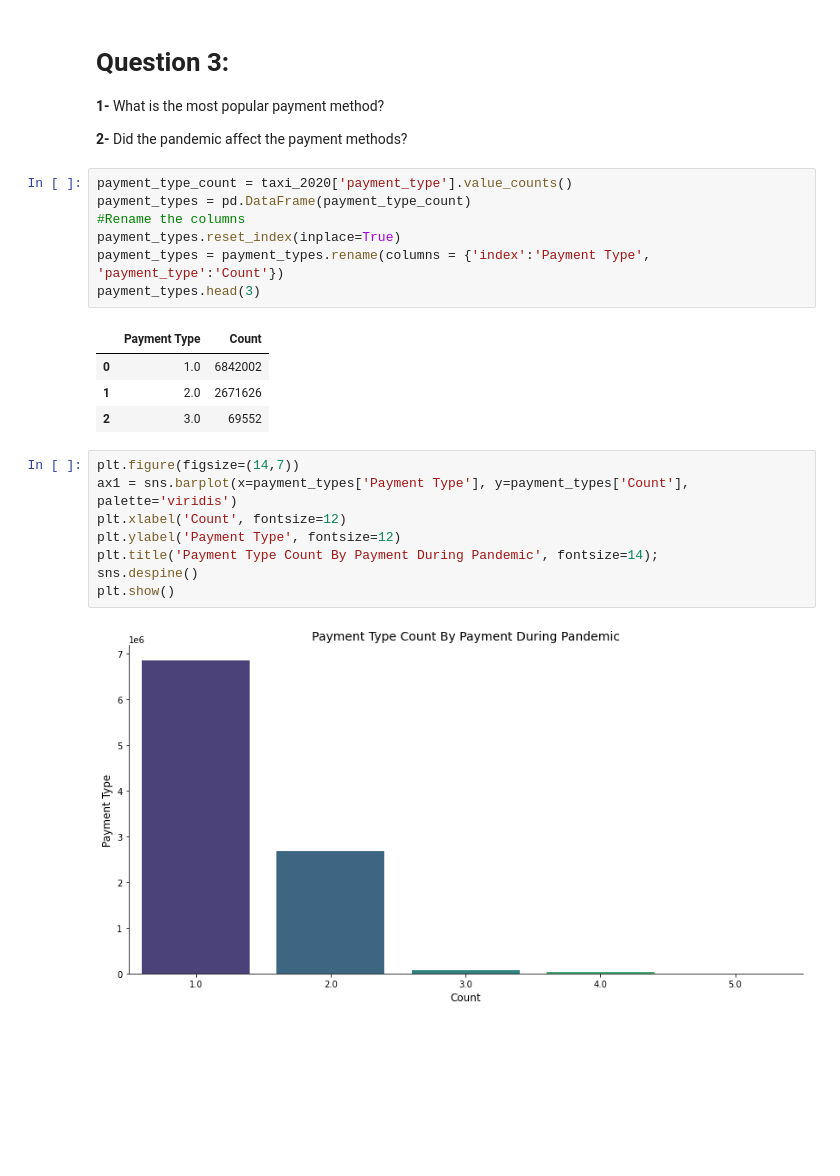
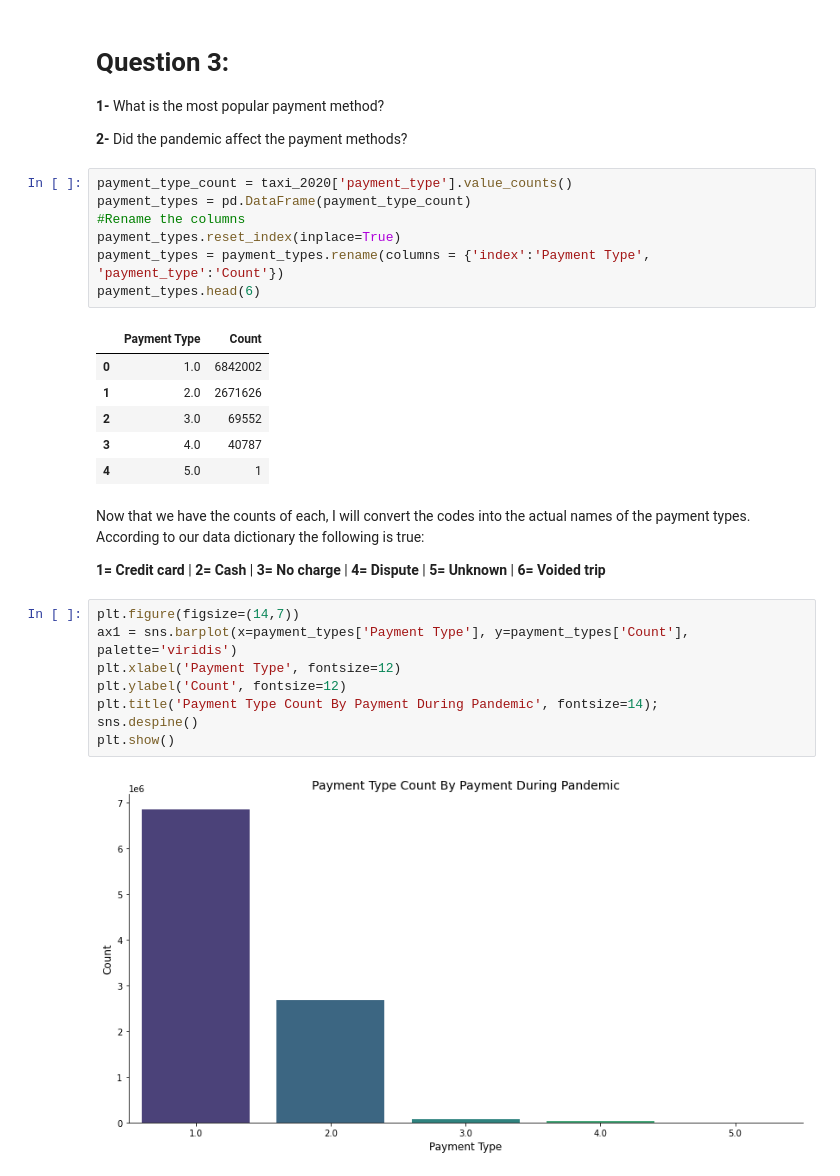
Before and after one commit to samtuleen/nyc-taxis-vs-covid, a Jupyter notebook: notebook1.ipynb, the cells around one changed output. Drawn from its saved outputs; the diff is of its cells as text; blank space fills up the shorter version.

```diff
--- a/notebook1.ipynb
+++ b/notebook1.ipynb
@@ -148,19 +148,25 @@ payment_types = pd.DataFrame(payment_type_count)
 #Rename the columns
 payment_types.reset_index(inplace=True)
 payment_types = payment_types.rename(columns = {'index':'Payment Type', 'payment_type':'Count'})
-payment_types.head(3)
+payment_types.head(6)
 # %% [output]
 |  | Payment Type | Count |
 | 0 | 1.0 | 6842002 |
 | 1 | 2.0 | 2671626 |
 | 2 | 3.0 | 69552 |
+| 3 | 4.0 | 40787 |
+| 4 | 5.0 | 1 |
+# %% [markdown]
+Now that we have the counts of each, I will convert the codes into the actual names of the payment types. According to our data dictionary the following is true:
+
+**1= Credit card** | **2= Cash** | **3= No charge** | **4= Dispute** | **5= Unknown** | **6= Voided trip**
 # %%
 plt.figure(figsize=(14,7))
 ax1 = sns.barplot(x=payment_types['Payment Type'], y=payment_types['Count'], palette='viridis')
-plt.xlabel('Count', fontsize=12)
-plt.ylabel('Payment Type', fontsize=12)
+plt.xlabel('Payment Type', fontsize=12)
+plt.ylabel('Count', fontsize=12)
 plt.title('Payment Type Count By Payment During Pandemic', fontsize=14);
 sns.despine()
 plt.show()
 # %% [output]
-[figure, old version]
+[figure, new version]
```
